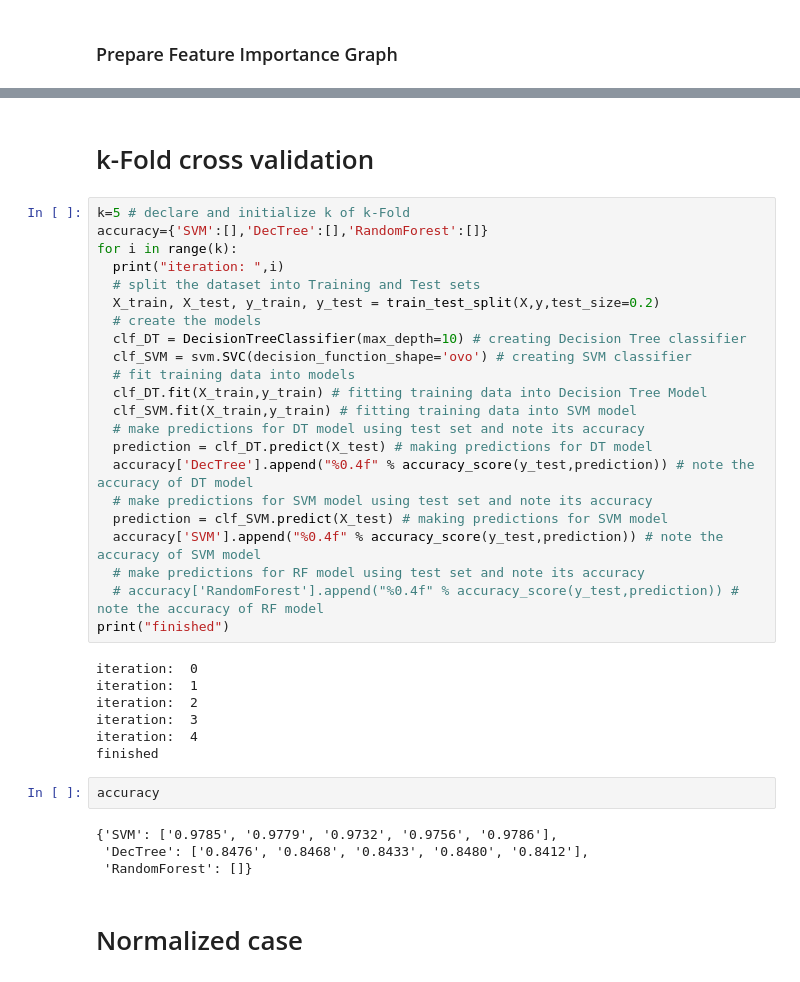
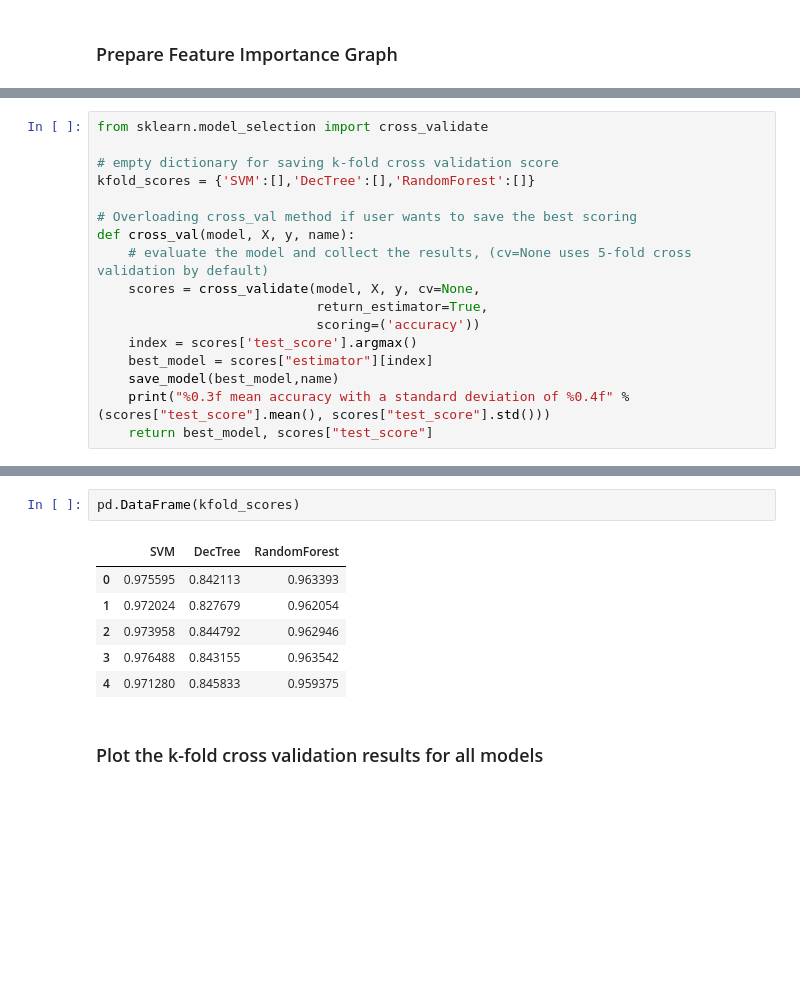
Before and after one commit to dberkerdem/584_Term-Project, a Jupyter notebook: 584_Term-Project.ipynb, the cells around one changed output, grey strips where cells are left out. Saved outputs shown, nothing was run; the diff lists cells and outputs as text; blank space fills up the shorter version.

```diff
--- a/584_Term-Project.ipynb
+++ b/584_Term-Project.ipynb
@@ -94,0 +159,17 @@ plt.xticks(rotation=60)
+# %%
+from sklearn.model_selection import cross_validate
+
+# empty dictionary for saving k-fold cross validation score
+kfold_scores = {'SVM':[],'DecTree':[],'RandomForest':[]}
+
+# Overloading cross_val method if user wants to save the best scoring
+def cross_val(model, X, y, name):
+	# evaluate the model and collect the results, (cv=None uses 5-fold cross validation by default)
+	scores = cross_validate(model, X, y, cv=None,
+                            return_estimator=True,
+                            scoring=('accuracy'))
+	index = scores['test_score'].argmax()
+	best_model = scores["estimator"][index]
+	save_model(best_model,name)
+	print("%0.3f mean accuracy with a standard deviation of %0.4f" % (scores["test_score"].mean(), scores["test_score"].std()))
+	return best_model, scores["test_score"]
@@ -95,39 +206,11 @@ plt.xticks(rotation=60)
+# %%
+pd.DataFrame(kfold_scores)
+# %% [output]
+|  | SVM | DecTree | RandomForest |
+| 0 | 0.975595 | 0.842113 | 0.963393 |
+| 1 | 0.972024 | 0.827679 | 0.962054 |
+| 2 | 0.973958 | 0.844792 | 0.962946 |
+| 3 | 0.976488 | 0.843155 | 0.963542 |
+| 4 | 0.971280 | 0.845833 | 0.959375 |
 # %% [markdown]
-# k-Fold cross validation
+### Plot the k-fold cross validation results for all models
-# %%
-k=5 # declare and initialize k of k-Fold
-accuracy={'SVM':[],'DecTree':[],'RandomForest':[]}
-for i in range(k):
-  print("iteration: ",i)
-  # split the dataset into Training and Test sets
-  X_train, X_test, y_train, y_test = train_test_split(X,y,test_size=0.2)
-  # create the models
-  clf_DT = DecisionTreeClassifier(max_depth=10) # creating Decision Tree classifier
-  clf_SVM = svm.SVC(decision_function_shape='ovo') # creating SVM classifier
-  # fit training data into models
-  clf_DT.fit(X_train,y_train) # fitting training data into Decision Tree Model
-  clf_SVM.fit(X_train,y_train) # fitting training data into SVM model
-  # make predictions for DT model using test set and note its accuracy
-  prediction = clf_DT.predict(X_test) # making predictions for DT model
-  accuracy['DecTree'].append("%0.4f" % accuracy_score(y_test,prediction)) # note the accuracy of DT model
-  # make predictions for SVM model using test set and note its accuracy
-  prediction = clf_SVM.predict(X_test) # making predictions for SVM model
-  accuracy['SVM'].append("%0.4f" % accuracy_score(y_test,prediction)) # note the accuracy of SVM model
-  # make predictions for RF model using test set and note its accuracy
-  # accuracy['RandomForest'].append("%0.4f" % accuracy_score(y_test,prediction)) # note the accuracy of RF model
-print("finished")
-# %% [output]
-iteration:  0
-iteration:  1
-iteration:  2
-iteration:  3
-iteration:  4
-finished
-# %%
-accuracy
-# %% [output]
-{'SVM': ['0.9785', '0.9779', '0.9732', '0.9756', '0.9786'],
- 'DecTree': ['0.8476', '0.8468', '0.8433', '0.8480', '0.8412'],
- 'RandomForest': []}
-# %% [markdown]
-# Normalized case
```
Also changed, not shown: parts of 50 cells of this notebook, 3 other files.
